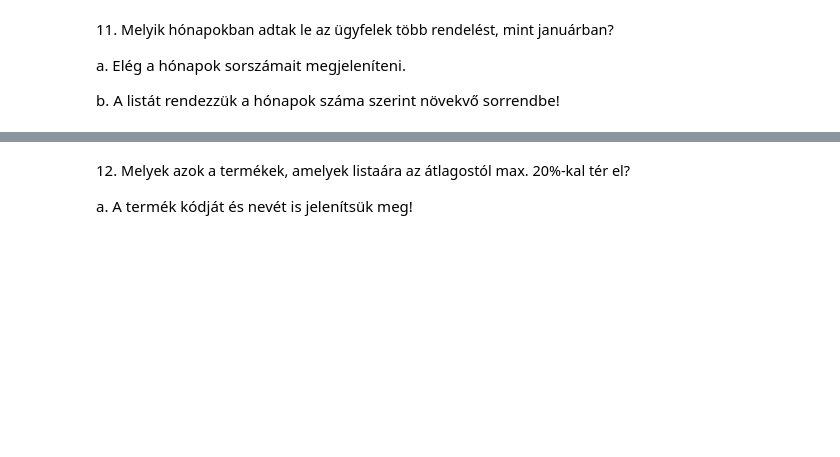
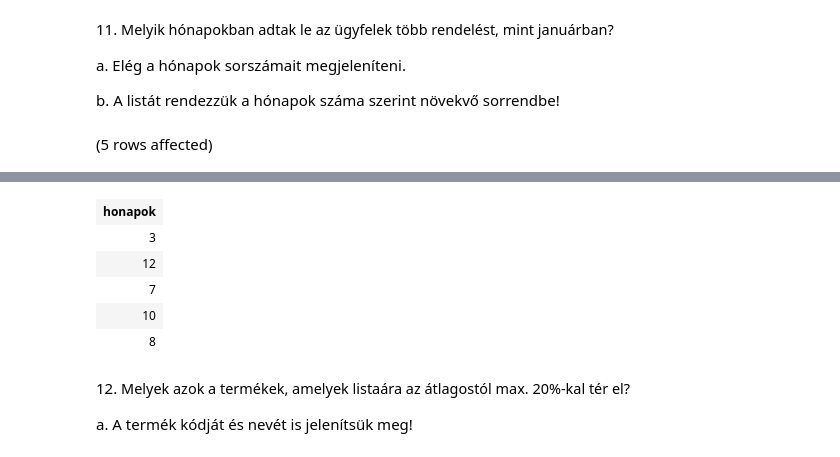
Before and after one commit to rttjnk/adatbazis, a Jupyter notebook: gyakorlat06_feladatok.ipynb, the cells around one changed output, grey strips where cells are left out. Saved outputs shown, nothing was run; the diff lists cells and outputs as text; code cells hidden in the pictures; blank space fills up the shorter version.

```diff
--- a/gyakorlat06_feladatok.ipynb
+++ b/gyakorlat06_feladatok.ipynb
@@ -214,3 +243,10 @@ a. A termékek kódját és nevét is jelenítsük meg!
 a. Elég a hónapok sorszámait megjeleníteni.
 
 b. A listát rendezzük a hónapok száma szerint növekvő sorrendbe!
+# %%
+select MONTH(REND_DATUM) as honapok
+from Rendeles
+group by MONTH(REND_DATUM)
+having count(*)> (select count(*) from rendeles where month(REND_DATUM)=01)
+# %% [output]
+(5 rows affected)
@@ -217,3 +254,9 @@ b. A listát rendezzük a hónapok száma szerint növekvő sorrendbe!
+| honapok |
+| 3 |
+| 12 |
+| 7 |
+| 10 |
+| 8 |
 # %% [markdown]
 12. <span style="background-color: rgb(255, 255, 255); color: rgb(0, 0, 0); font-family: &quot;Open Sans&quot;, sans-serif; font-size: 14.44px;">Melyek azok a termékek, amelyek listaára az átlagostól max. 20%-kal tér el?&nbsp;</span>
 
```
Also changed, not shown: parts of 5 cells of this notebook.
